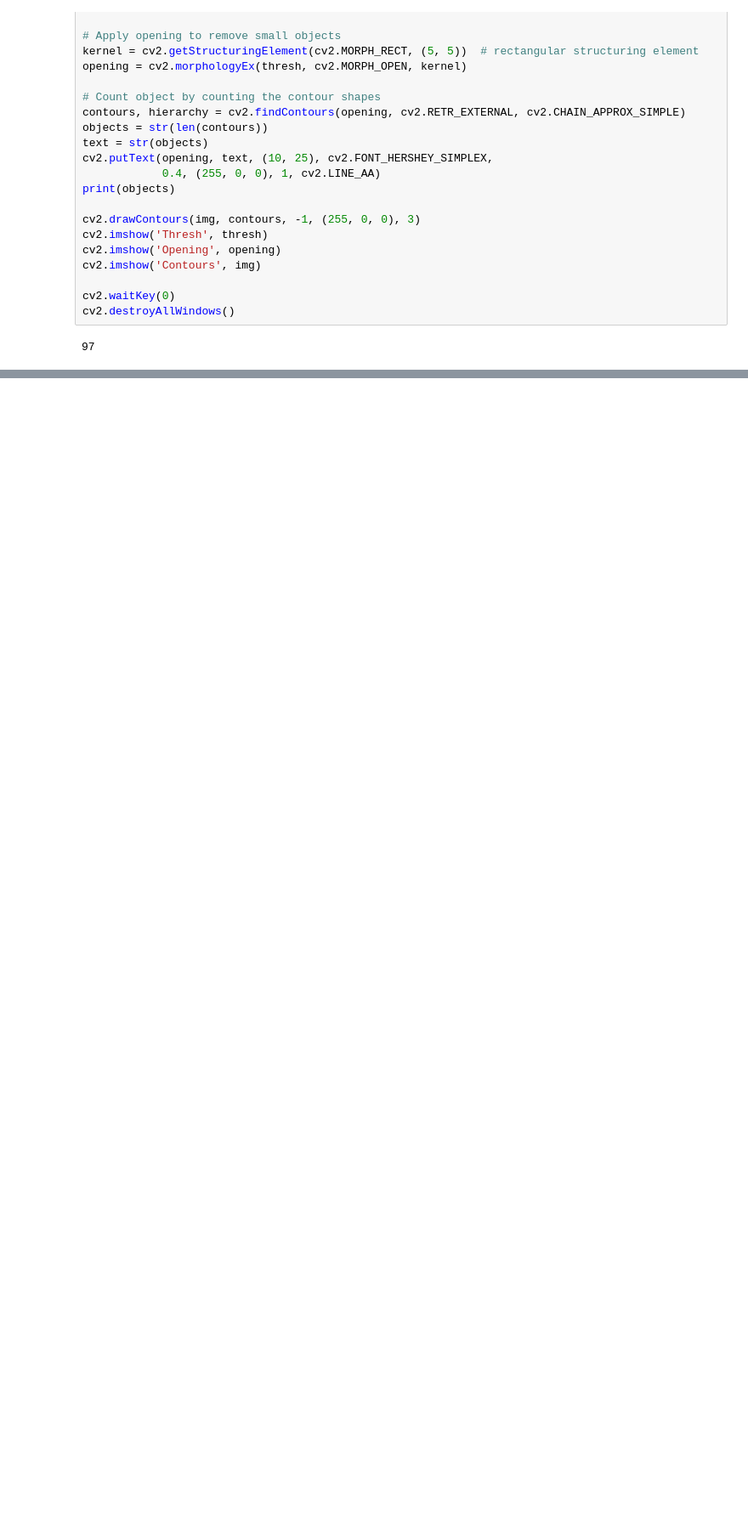
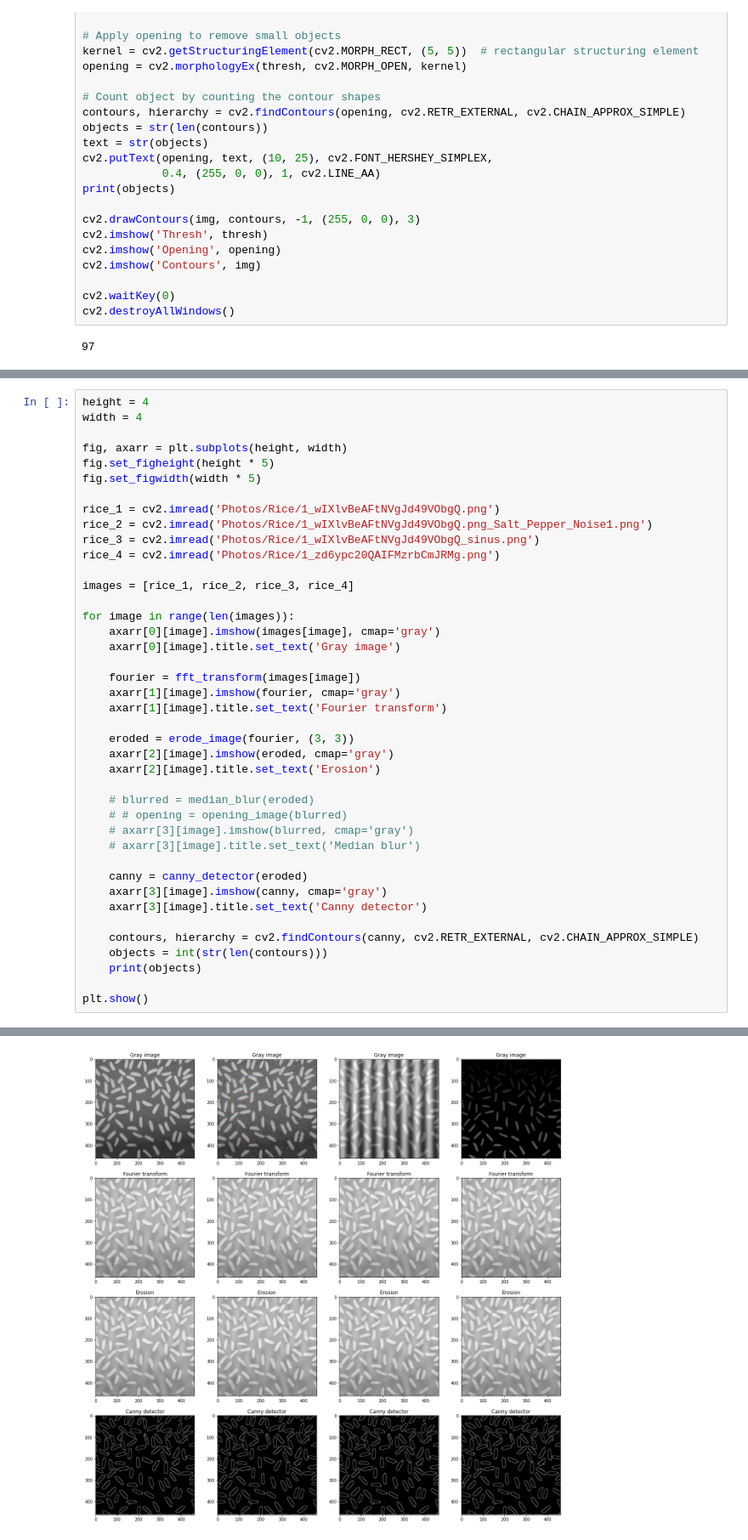
Before and after one commit to anhvu2501/Basic-Computer-Vision, a Jupyter notebook: OpenCV/count_objects.ipynb, the cells around one changed output, grey strips where cells are left out. Shown at 85% size. Saved outputs shown, nothing was run; the diff lists cells and outputs as text; blank space fills up the shorter version.

```diff
--- a/OpenCV/count_objects.ipynb
+++ b/OpenCV/count_objects.ipynb
@@ -249,0 +279,42 @@ cv2.destroyAllWindows()
+# %%
+height = 4
+width = 4
+
+fig, axarr = plt.subplots(height, width)
+fig.set_figheight(height * 5)
+fig.set_figwidth(width * 5)
+
+rice_1 = cv2.imread('Photos/Rice/1_wIXlvBeAFtNVgJd49VObgQ.png')
+rice_2 = cv2.imread('Photos/Rice/1_wIXlvBeAFtNVgJd49VObgQ.png_Salt_Pepper_Noise1.png')
+rice_3 = cv2.imread('Photos/Rice/1_wIXlvBeAFtNVgJd49VObgQ_sinus.png')
+rice_4 = cv2.imread('Photos/Rice/1_zd6ypc20QAIFMzrbCmJRMg.png')
+
+images = [rice_1, rice_2, rice_3, rice_4]
+
+for image in range(len(images)):
+    axarr[0][image].imshow(images[image], cmap='gray')
+    axarr[0][image].title.set_text('Gray image')
+
+    fourier = fft_transform(images[image])
+    axarr[1][image].imshow(fourier, cmap='gray')
+    axarr[1][image].title.set_text('Fourier transform')
+
+    eroded = erode_image(fourier, (3, 3))
+    axarr[2][image].imshow(eroded, cmap='gray')
+    axarr[2][image].title.set_text('Erosion')
+
+    # blurred = median_blur(eroded)
+    # # opening = opening_image(blurred)
+    # axarr[3][image].imshow(blurred, cmap='gray')
+    # axarr[3][image].title.set_text('Median blur')
+
+    canny = canny_detector(eroded)
+    axarr[3][image].imshow(canny, cmap='gray')
+    axarr[3][image].title.set_text('Canny detector')
+
+    contours, hierarchy = cv2.findContours(canny, cv2.RETR_EXTERNAL, cv2.CHAIN_APPROX_SIMPLE)
+    objects = int(str(len(contours)))
+    print(objects)
+
+plt.show()
+# %% [output]
@@ -249,0 +325 @@ cv2.destroyAllWindows()
+[figure, added]
```
Also changed, not shown: parts of 5 cells of this notebook, 3 other files.
